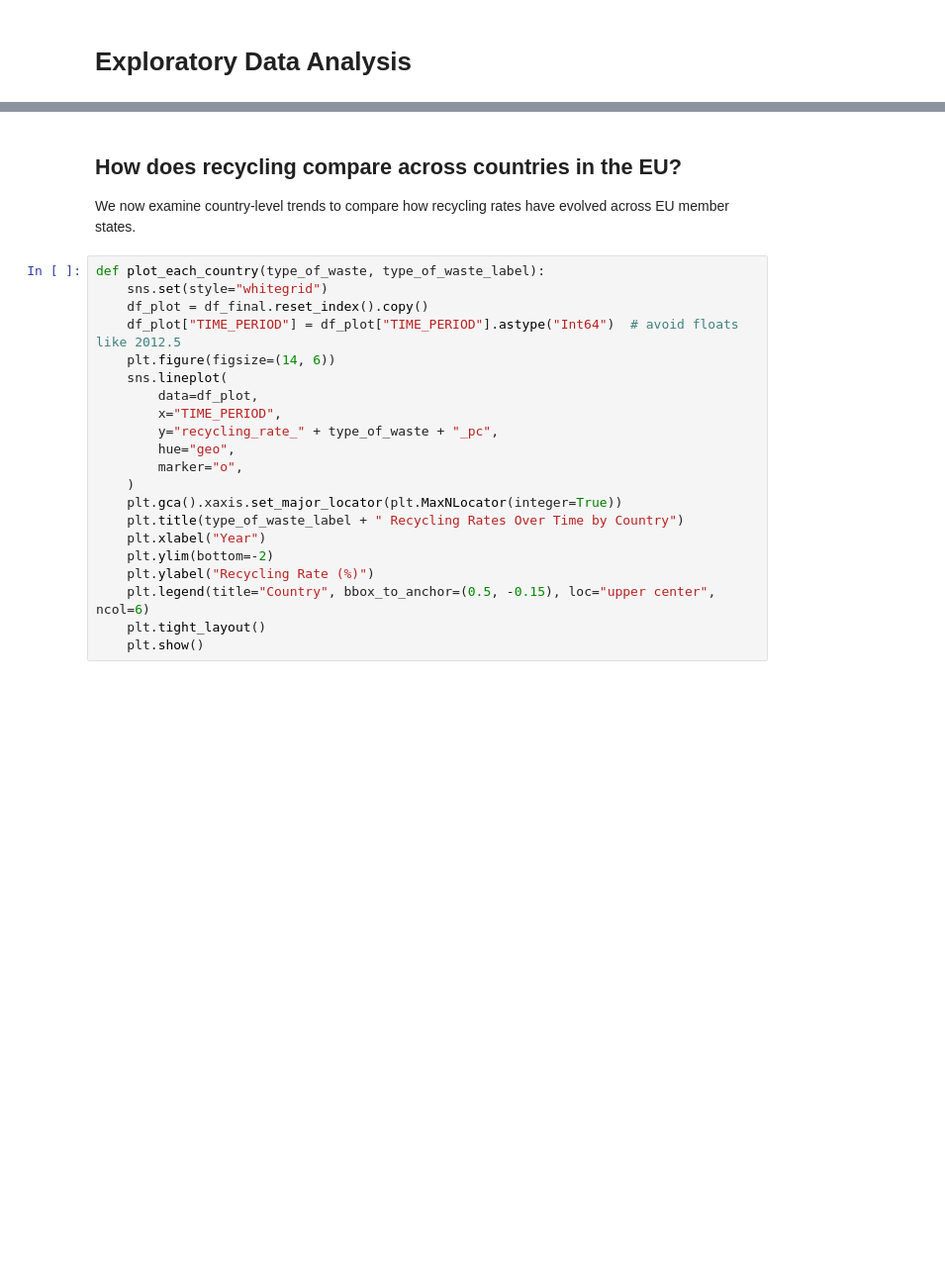
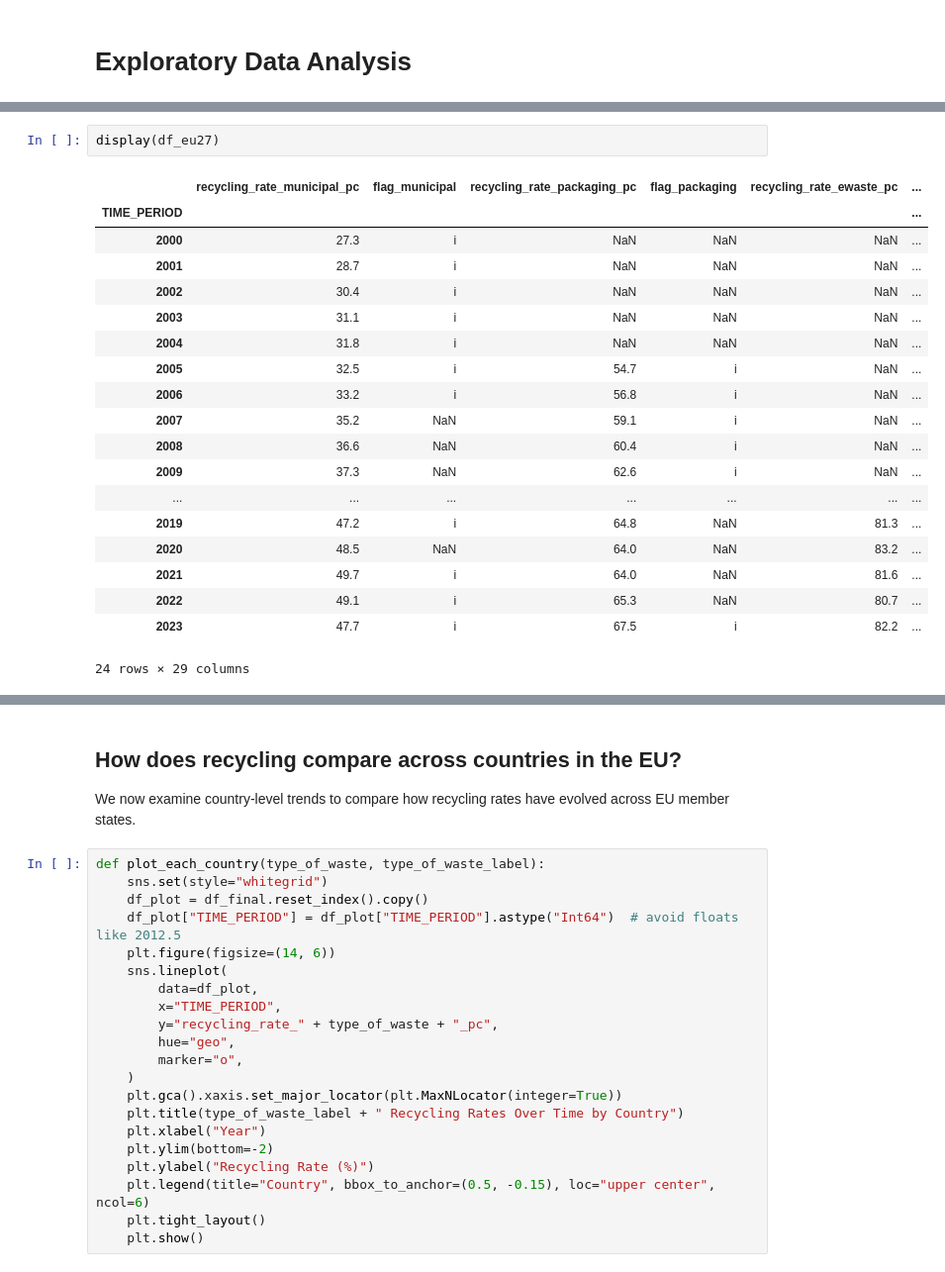
Before and after one commit to tobiasleitner5/DOPP2, a Jupyter notebook: dopp-exercise-2-notebook.ipynb, the cells around one changed output, grey strips where cells are left out. Shown at 99% size. Drawn from its saved outputs; the diff is of its cells as text; blank space fills up the shorter version.

```diff
--- a/dopp-exercise-2-notebook.ipynb
+++ b/dopp-exercise-2-notebook.ipynb
@@ -1375 +2079,23 @@ df_eu27.to_csv('./data/df_eu27_2020.csv', index=True)
+# %%
+display(df_eu27)
+# %% [output]
+|  | recycling_rate_municipal_pc | flag_municipal | recycling_rate_packaging_pc | flag_packaging | recycling_rate_ewaste_pc | ... |
+| TIME_PERIOD |  |  |  |  |  | ... |
+| 2000 | 27.3 | i | NaN | NaN | NaN | ... |
+| 2001 | 28.7 | i | NaN | NaN | NaN | ... |
+| 2002 | 30.4 | i | NaN | NaN | NaN | ... |
+| 2003 | 31.1 | i | NaN | NaN | NaN | ... |
+| 2004 | 31.8 | i | NaN | NaN | NaN | ... |
+| 2005 | 32.5 | i | 54.7 | i | NaN | ... |
+| 2006 | 33.2 | i | 56.8 | i | NaN | ... |
+| 2007 | 35.2 | NaN | 59.1 | i | NaN | ... |
+| 2008 | 36.6 | NaN | 60.4 | i | NaN | ... |
+| 2009 | 37.3 | NaN | 62.6 | i | NaN | ... |
+| ... | ... | ... | ... | ... | ... | ... |
+| 2019 | 47.2 | i | 64.8 | NaN | 81.3 | ... |
+| 2020 | 48.5 | NaN | 64.0 | NaN | 83.2 | ... |
+| 2021 | 49.7 | i | 64.0 | NaN | 81.6 | ... |
+| 2022 | 49.1 | i | 65.3 | NaN | 80.7 | ... |
+| 2023 | 47.7 | i | 67.5 | i | 82.2 | ... |
+24 rows × 29 columns
 # %%
```
Also changed, not shown: parts of 55 cells of this notebook, 3 other files.
